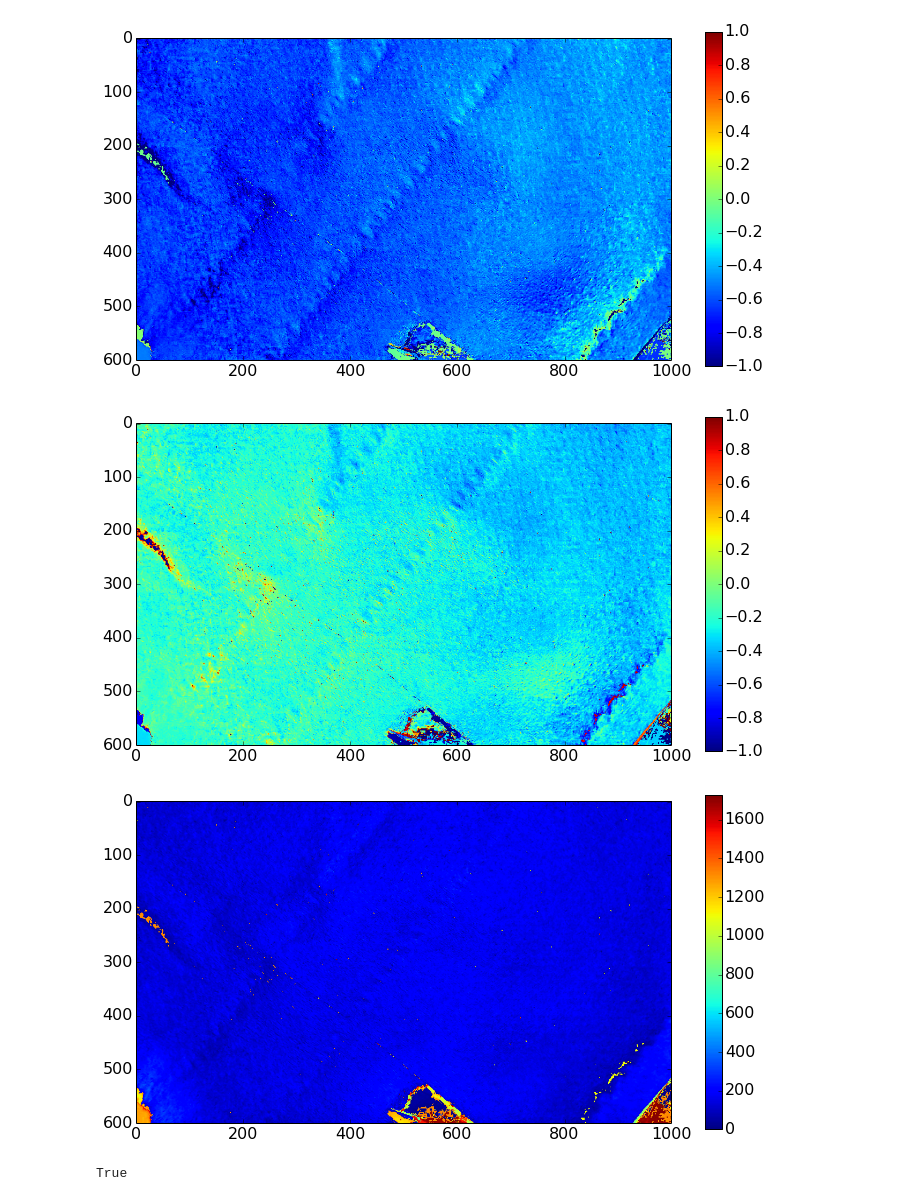
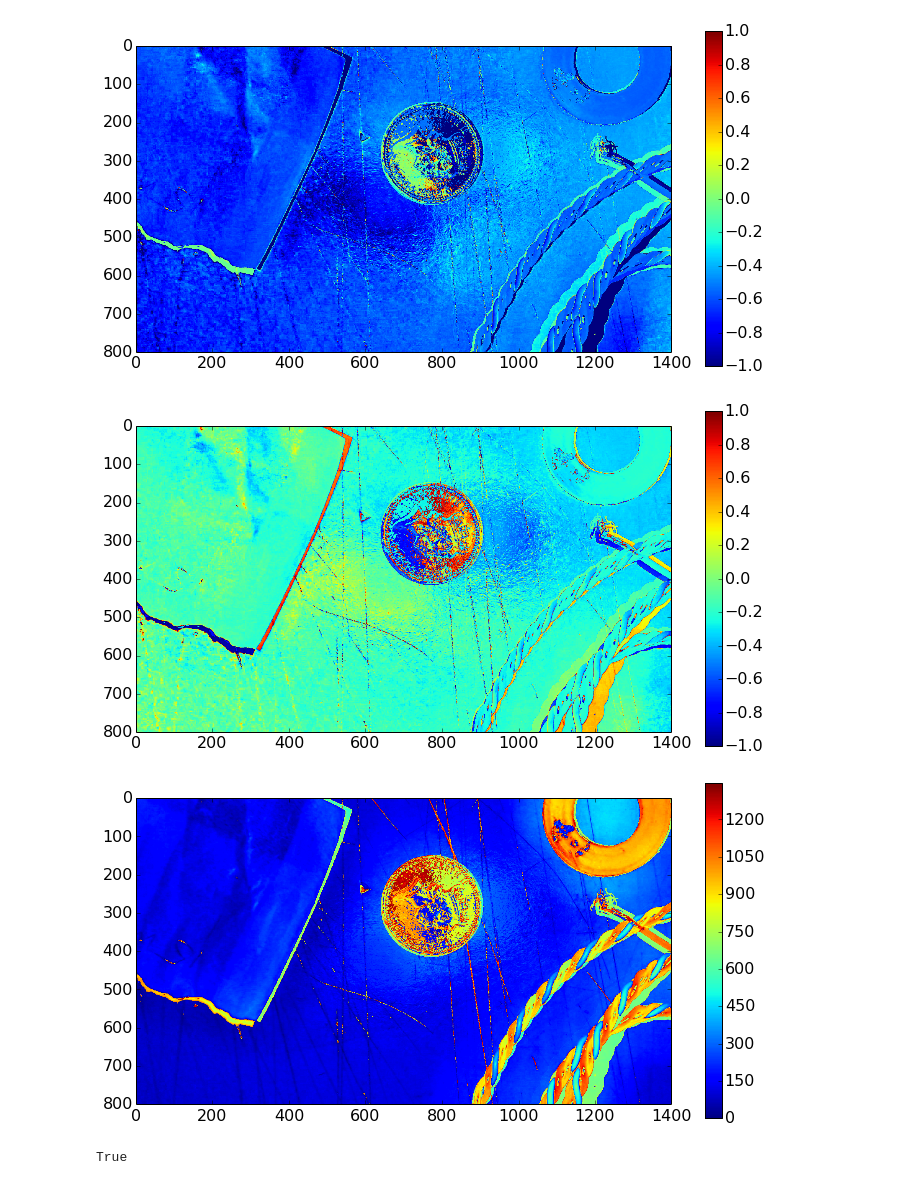
Before and after one commit to Buntworthy/notebooks, a Jupyter notebook: Photometric Stereo.ipynb, the cells around one changed output. Saved outputs shown, nothing was run; the diff lists cells and outputs as text; code cells hidden in the pictures.

```diff
--- a/Photometric Stereo.ipynb
+++ b/Photometric Stereo.ipynb
@@ -14,14 +14,16 @@ rcParams['axes.facecolor'] = '#ffffff'
 rcParams['lines.linewidth'] = 2.0
 # %%
 # Using three test images\n",
-# im1 = lit approx from camera\n",
-# im2 = lit from above\n",
-# im3 = lit from left\n",
-L1 = np.array([[-22],[0],[130]],np.float)
+# im1 = lit right\n",
+# im2 = lit left above\n",
+# im3 = lit left below\n",
+# height = 130.0
+height = 100.0
+L1 = np.array([[-22],[0],[height]],np.float)
 L1 = L1/ln.norm(L1)
-L2 = np.array([[15],[-18],[130]],np.float)
+L2 = np.array([[15],[-18],[height]],np.float)
 L2 = L2/ln.norm(L2)
-L3 = np.array([[15],[18],[130]],np.float)
+L3 = np.array([[15],[18],[height]],np.float)
 L3 = L3/ln.norm(L3)
 
 L = np.hstack((L1, L2, L3))
@@ -34,7 +36,7 @@ print Linv
 # %%
-im1 = cv2.imread('./res/im1.png')
-im2 = cv2.imread('./res/im2.png')
-im3 = cv2.imread('./res/im3.png')
+im1 = cv2.imread('./res/coins/im3-1.png')
+im2 = cv2.imread('./res/coins/im1-1.png')
+im3 = cv2.imread('./res/coins/im2-1.png')
 plt.imshow(im1)
 plt.show()
 plt.imshow(im2)
@@ -52,9 +54,9 @@ imBH = imB.copy()
 
 # Set crop area
 x1 = 100
-x2 = 700
+x2 = 900
 y1 = 100
-y2 = 1100
+y2 = 1500
 
 # Set up output arrays
 xGrad = np.zeros(imB[:,:,0].shape, np.float)
@@ -69,36 +71,36 @@ imBlur3 = cv2.GaussianBlur(imB[:,:,2],None,blurSig)
 
 imBH[:,:,0] = imB[:,:,0] - imBlur1
 imBH[:,:,1] = imB[:,:,1] - imBlur2
 imBH[:,:,2] = imB[:,:,2] - imBlur3
 
 # Take a crop of the array
 imBCrop = imBH[x1:x2,y1:y2,:]
 
 # For each pixel calculate the three outputs
 for iX, imLine in enumerate(imBCrop):
     for iY, imPix in enumerate(imLine):
 
         I = np.array(np.reshape(imPix,(3,1)),np.float)
         M = np.dot(Linv,I)
 
         xGrad[iX + x1, iY + y1] = M[0]/M[2]
         yGrad[iX + x1, iY + y1] = M[1]/M[2]
         s[iX + x1, iY + y1]     = ln.norm(M)
 
 # plot the outputs
 plt.imshow(np.clip(xGrad[x1:x2,y1:y2],-1,1))
 plt.colorbar()
 plt.show()
 plt.imshow(np.clip(yGrad[x1:x2,y1:y2],-1,1))
 plt.colorbar()
 plt.show()
 plt.imshow(np.clip(s[x1:x2,y1:y2],0,5000))
 plt.colorbar()
 plt.show()
 # %% [output]
-[figure, old version]
+[figure, new version]
-[figure, old version]
+[figure, new version]
-[figure, old version]
+[figure, new version]
 # %%
 cv2.imwrite('./res/dx.png',127*xGrad + 127)
 cv2.imwrite('./res/dy.png',127*yGrad + 127)
```
Also changed, not shown: parts of 5 cells of this notebook, 14 other files.
